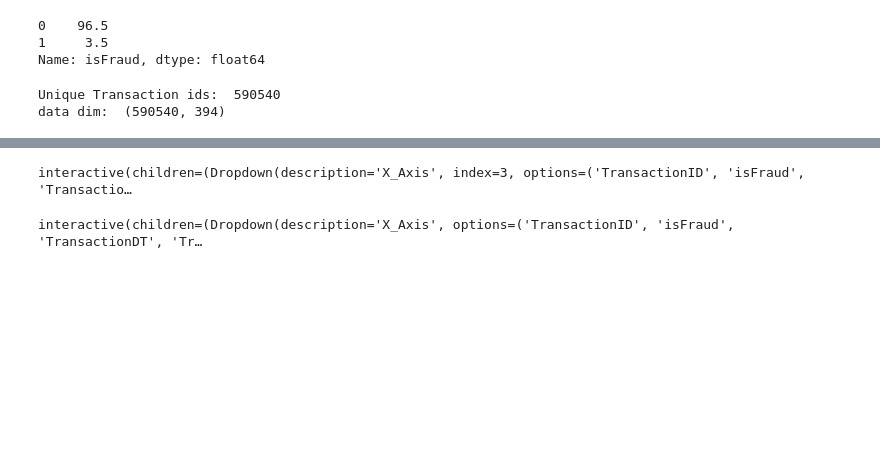
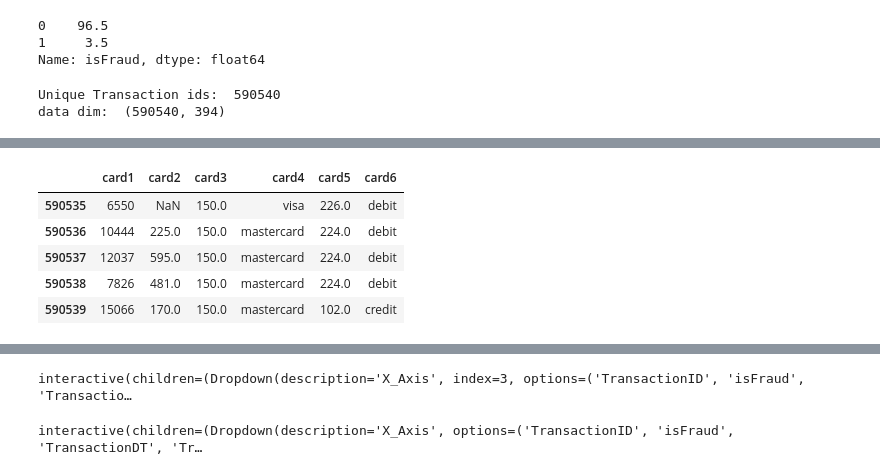
Before and after one commit to mxn170019/Ieee_Fraud-Detection-Kaggle-competition, a Jupyter notebook: ieeeFraud_Detection.ipynb, the cells around one changed output, grey strips where cells are left out. Cells and saved outputs as stored; diff of their text form; code cells hidden in the pictures; blank space fills up the shorter version.

```diff
--- a/ieeeFraud_Detection.ipynb
+++ b/ieeeFraud_Detection.ipynb
@@ -189,0 +177,7 @@ The categorical columns in transaction data are:  ['P_emaildomain', 'M6', 'card6
+# %%
+num_Columns_Card = ['card1','card2','card3','card4','card5','card6']
+num_Columns_addr = ['addr1','addr2','dist1','P_emaildomain']
+num_Columns_C = train_tran_df.loc[:, 'C1':'C14'].columns
+num_Columns_D = train_tran_df.loc[:, 'D1':'D15'].columns
+num_Columns_V = train_tran_df.loc[:, 'V1':'V321'].columns
+num_Columns_M = train_tran_df.loc[:, 'M1':'M9'].columns
@@ -189,0 +186,9 @@ The categorical columns in transaction data are:  ['P_emaildomain', 'M6', 'card6
+# %%
+train_tran_df[num_Columns_Card].tail()
+# %% [output]
+|  | card1 | card2 | card3 | card4 | card5 | card6 |
+| 590535 | 6550 | NaN | 150.0 | visa | 226.0 | debit |
+| 590536 | 10444 | 225.0 | 150.0 | mastercard | 224.0 | debit |
+| 590537 | 12037 | 595.0 | 150.0 | mastercard | 224.0 | debit |
+| 590538 | 7826 | 481.0 | 150.0 | mastercard | 224.0 | debit |
+| 590539 | 15066 | 170.0 | 150.0 | mastercard | 102.0 | credit |
```
Also changed, not shown: parts of 78 cells of this notebook, 6 other files.
